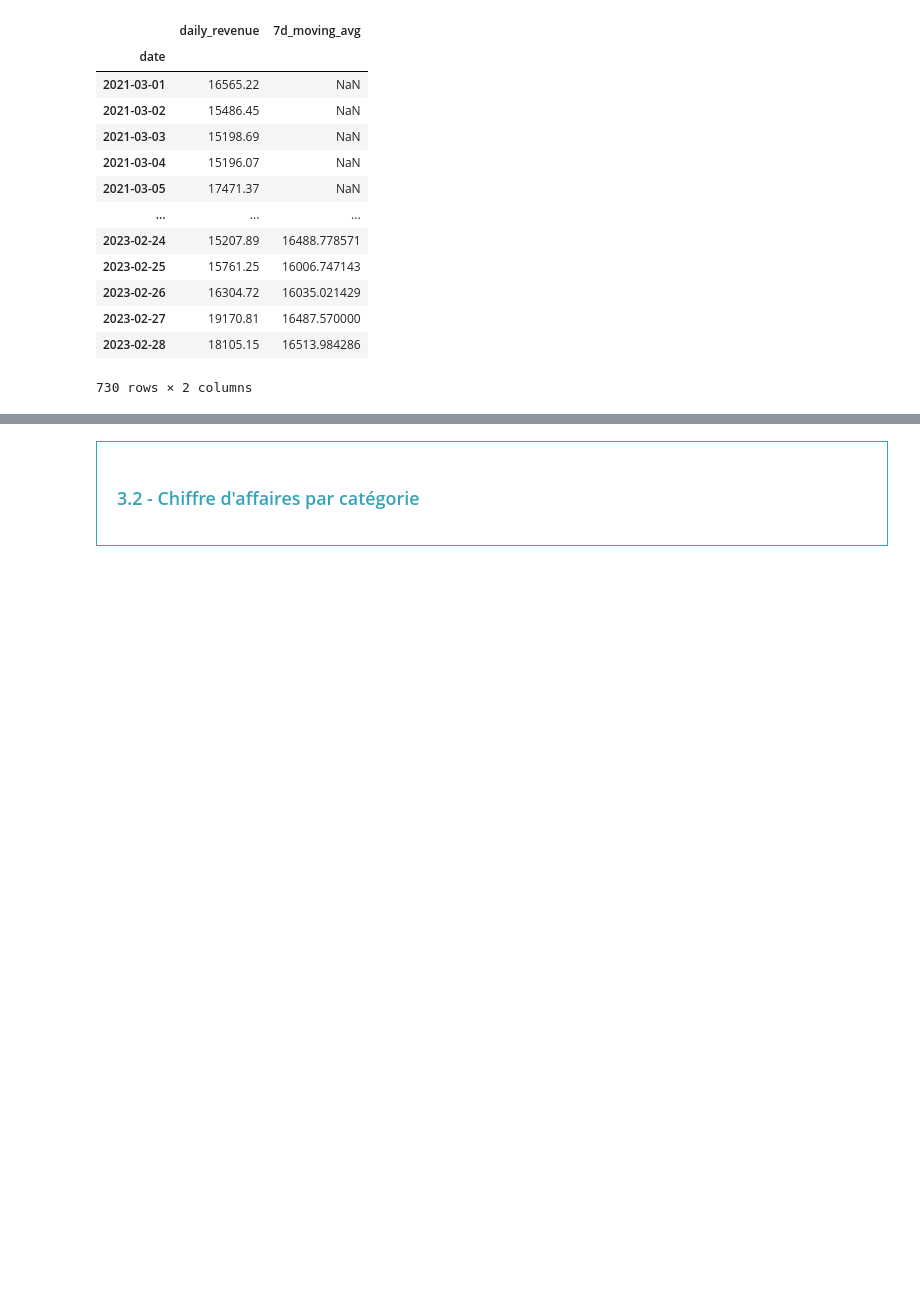
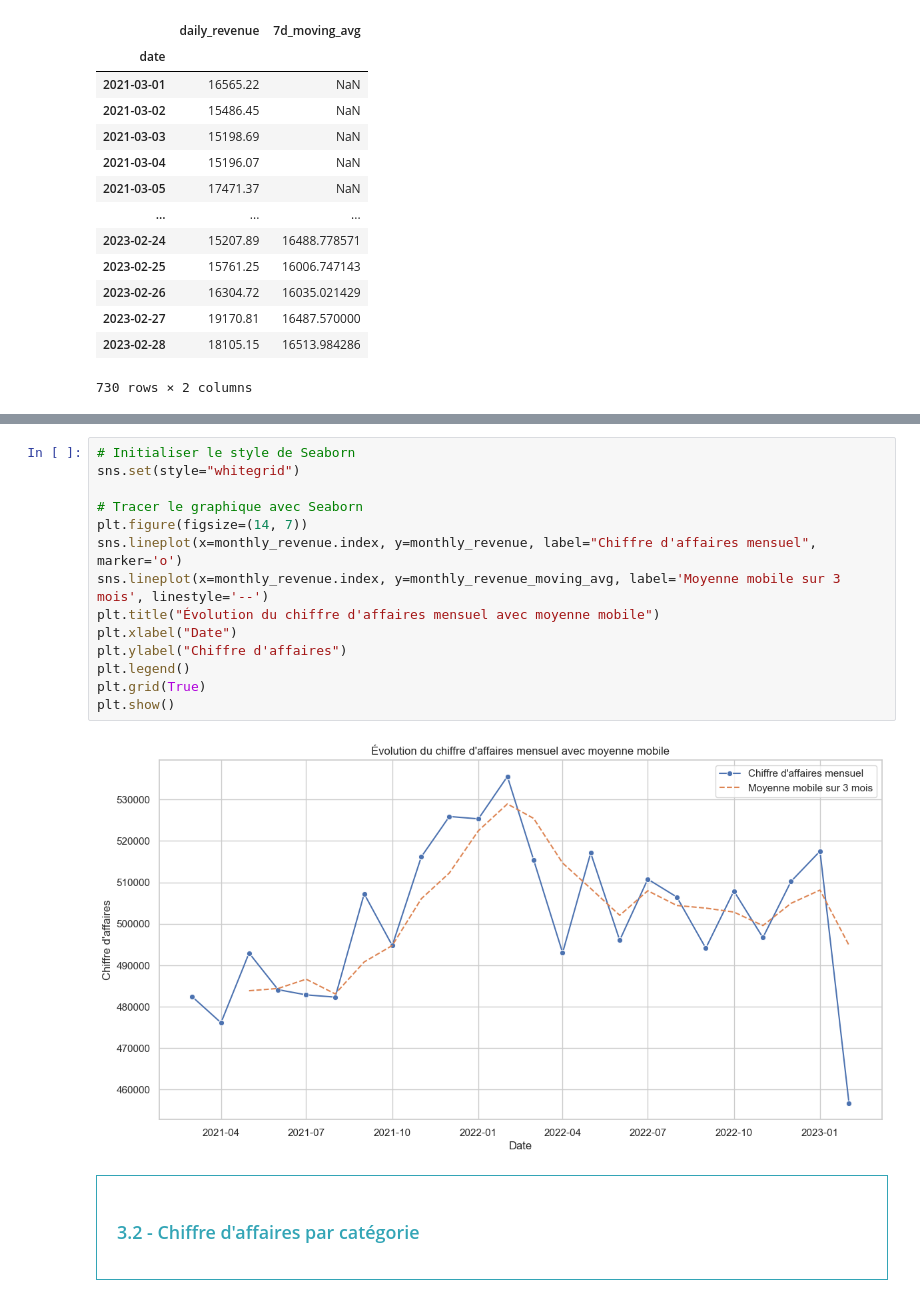
Before and after one commit to obenmaha/analyse-ventes-librairie, a Jupyter notebook: Analyse des Vente_V2.ipynb, the cells around one changed output, grey strips where cells are left out. Drawn from its saved outputs; the diff is of its cells as text; blank space fills up the shorter version.

```diff
--- a/Analyse des Vente_V2.ipynb
+++ b/Analyse des Vente_V2.ipynb
@@ -205,3 +221,19 @@ plt.show()
+# %%
+# Initialiser le style de Seaborn
+sns.set(style="whitegrid")
+
+# Tracer le graphique avec Seaborn
+plt.figure(figsize=(14, 7))
+sns.lineplot(x=monthly_revenue.index, y=monthly_revenue, label="Chiffre d'affaires mensuel", marker='o')
+sns.lineplot(x=monthly_revenue.index, y=monthly_revenue_moving_avg, label='Moyenne mobile sur 3 mois', linestyle='--')
+plt.title("Évolution du chiffre d'affaires mensuel avec moyenne mobile")
+plt.xlabel("Date")
+plt.ylabel("Chiffre d'affaires")
+plt.legend()
+plt.grid(True)
+plt.show()
+# %% [output]
+[figure, added]
 # %% [markdown]
 <div style="border: 1px solid RGB(51,165,182);" >
 <h3 style="margin: auto; padding: 20px; color: RGB(51,165,182); ">3.2 - Chiffre d'affaires par catégorie</h3>
```
Also changed, not shown: parts of 47 cells of this notebook.
